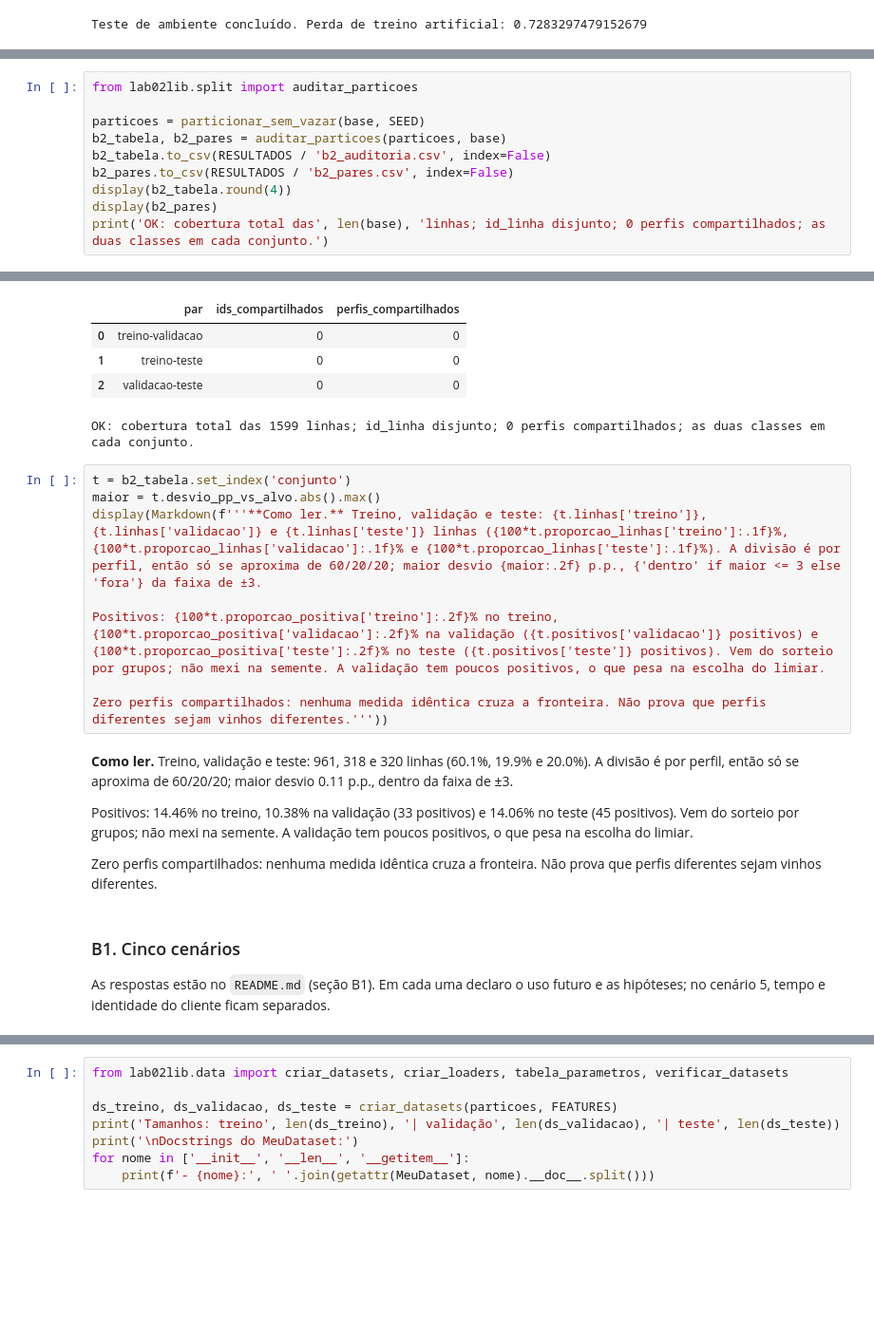
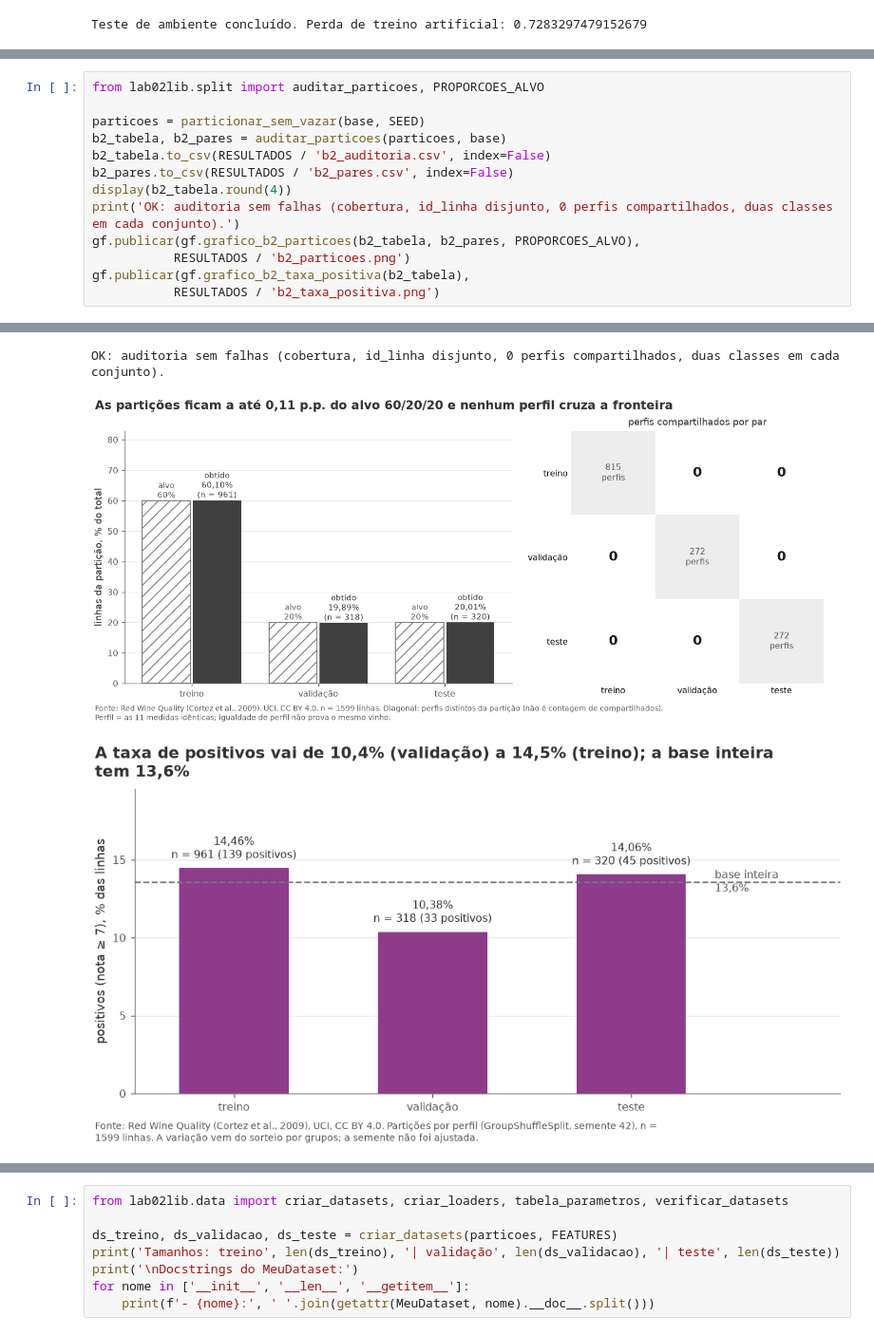
Before and after one commit to jhlr/wine, a Jupyter notebook: lab02.ipynb, the cells around one changed output, grey strips where cells are left out. Shown at 95% size. Drawn from its saved outputs; the diff is of its cells as text; blank space fills up the shorter version.

Commit message:
Execute notebook with inline figures and Mermaid diagrams; regenerate result figures and palette audit tables

```diff
--- a/lab02.ipynb
+++ b/lab02.ipynb
@@ -100,37 +138,21 @@ A auditoria confere contagens, cobertura das 1599 linhas, `id_linha` sem sobrepo
 # %%
-from lab02lib.split import auditar_particoes
+from lab02lib.split import auditar_particoes, PROPORCOES_ALVO
 
 particoes = particionar_sem_vazar(base, SEED)
 b2_tabela, b2_pares = auditar_particoes(particoes, base)
 b2_tabela.to_csv(RESULTADOS / 'b2_auditoria.csv', index=False)
 b2_pares.to_csv(RESULTADOS / 'b2_pares.csv', index=False)
 display(b2_tabela.round(4))
-display(b2_pares)
-print('OK: cobertura total das', len(base), 'linhas; id_linha disjunto; 0 perfis compartilhados; as duas classes em cada conjunto.')
+print('OK: auditoria sem falhas (cobertura, id_linha disjunto, 0 perfis compartilhados, duas classes em cada conjunto).')
+gf.publicar(gf.grafico_b2_particoes(b2_tabela, b2_pares, PROPORCOES_ALVO),
+           RESULTADOS / 'b2_particoes.png')
+gf.publicar(gf.grafico_b2_taxa_positiva(b2_tabela),
+           RESULTADOS / 'b2_taxa_positiva.png')
 # %% [output]
 |  | conjunto | linhas | proporcao_linhas | desvio_pp_vs_alvo | positivos | negativos | proporcao_positiva | ... |
 | 0 | treino | 961 | 0.6010 | 0.1001 | 139 | 822 | 0.1446 | ... |
 | 1 | validacao | 318 | 0.1989 | -0.1126 | 33 | 285 | 0.1038 | ... |
 | 2 | teste | 320 | 0.2001 | 0.0125 | 45 | 275 | 0.1406 | ... |
-|  | par | ids_compartilhados | perfis_compartilhados |
-| 0 | treino-validacao | 0 | 0 |
-| 1 | treino-teste | 0 | 0 |
-| 2 | validacao-teste | 0 | 0 |
-OK: cobertura total das 1599 linhas; id_linha disjunto; 0 perfis compartilhados; as duas classes em cada conjunto.
+OK: auditoria sem falhas (cobertura, id_linha disjunto, 0 perfis compartilhados, duas classes em cada conjunto).
+[figure, added]
+[figure, added]
-# %%
-t = b2_tabela.set_index('conjunto')
-maior = t.desvio_pp_vs_alvo.abs().max()
-display(Markdown(f'''**Como ler.** Treino, validação e teste: {t.linhas['treino']}, {t.linhas['validacao']} e {t.linhas['teste']} linhas ({100*t.proporcao_linhas['treino']:.1f}%, {100*t.proporcao_linhas['validacao']:.1f}% e {100*t.proporcao_linhas['teste']:.1f}%). A divisão é por perfil, então só se aproxima de 60/20/20; maior desvio {maior:.2f} p.p., {'dentro' if maior <= 3 else 'fora'} da faixa de ±3.
-
-Positivos: {100*t.proporcao_positiva['treino']:.2f}% no treino, {100*t.proporcao_positiva['validacao']:.2f}% na validação ({t.positivos['validacao']} positivos) e {100*t.proporcao_positiva['teste']:.2f}% no teste ({t.positivos['teste']} positivos). Vem do sorteio por grupos; não mexi na semente. A validação tem poucos positivos, o que pesa na escolha do limiar.
-
-Zero perfis compartilhados: nenhuma medida idêntica cruza a fronteira. Não prova que perfis diferentes sejam vinhos diferentes.'''))
-# %% [output]
-**Como ler.** Treino, validação e teste: 961, 318 e 320 linhas (60.1%, 19.9% e 20.0%). A divisão é por perfil, então só se aproxima de 60/20/20; maior desvio 0.11 p.p., dentro da faixa de ±3.
-
-Positivos: 14.46% no treino, 10.38% na validação (33 positivos) e 14.06% no teste (45 positivos). Vem do sorteio por grupos; não mexi na semente. A validação tem poucos positivos, o que pesa na escolha do limiar.
-
-Zero perfis compartilhados: nenhuma medida idêntica cruza a fronteira. Não prova que perfis diferentes sejam vinhos diferentes.
-# %% [markdown]
-### B1. Cinco cenários
-As respostas estão no `README.md` (seção B1). Em cada uma declaro o uso futuro e as hipóteses; no cenário 5, tempo e identidade do cliente ficam separados.
```
Also changed, not shown: parts of 88 cells of this notebook, 22 other files.
